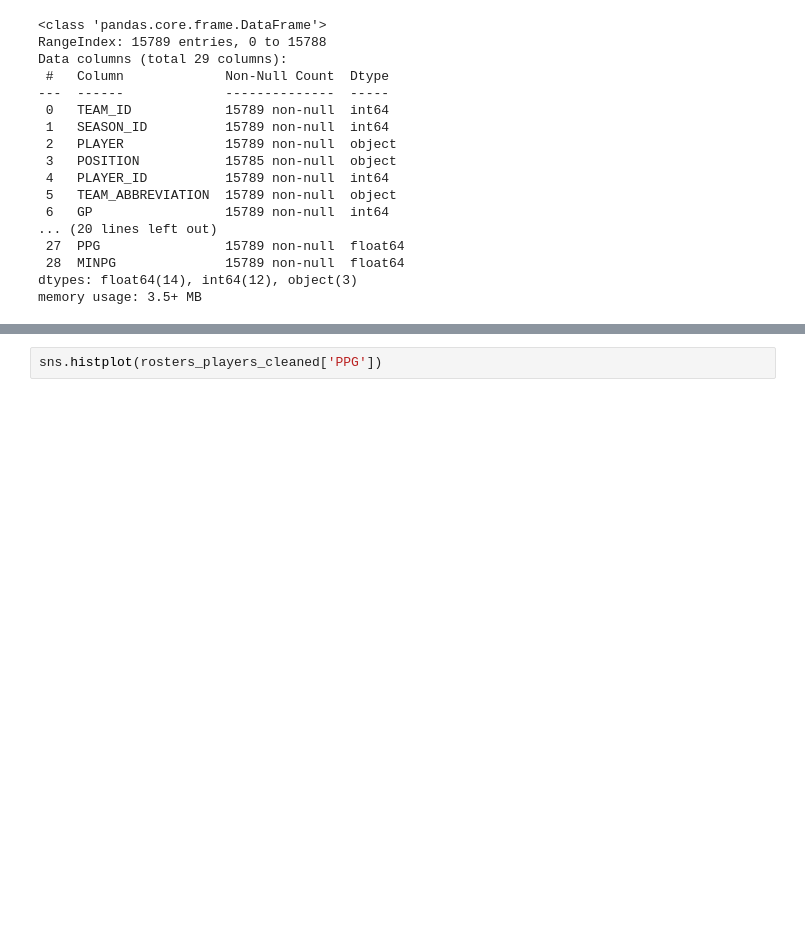
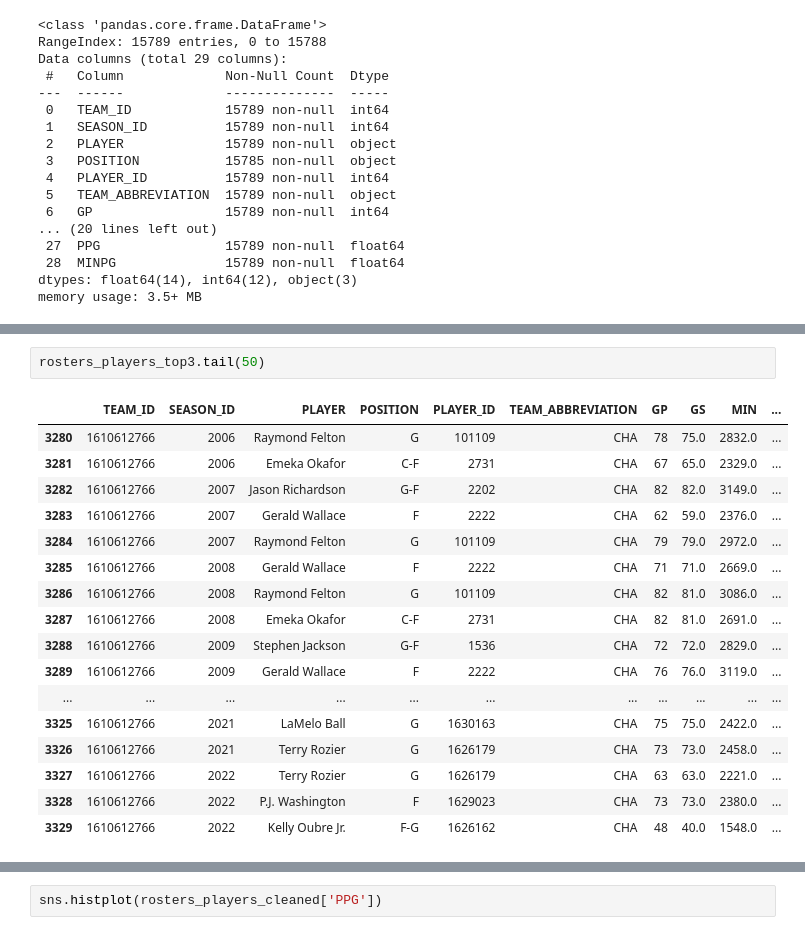
Before and after one commit to marcelcastrolima/nba_data_project, a Jupyter notebook: nba_csv.ipynb, the cells around one changed output, grey strips where cells are left out. Saved outputs shown, nothing was run; the diff lists cells and outputs as text; blank space fills up the shorter version.

```diff
--- a/nba_csv.ipynb
+++ b/nba_csv.ipynb
@@ -456,0 +439,20 @@ rosters_players_top3.sort_values(['TEAM_ID','SEASON_ID']).head(60)
+# %%
+rosters_players_top3.tail(50)
+# %% [output]
+|  | TEAM_ID | SEASON_ID | PLAYER | POSITION | PLAYER_ID | TEAM_ABBREVIATION | GP | GS | MIN | ... |
+| 3280 | 1610612766 | 2006 | Raymond Felton | G | 101109 | CHA | 78 | 75.0 | 2832.0 | ... |
+| 3281 | 1610612766 | 2006 | Emeka Okafor | C-F | 2731 | CHA | 67 | 65.0 | 2329.0 | ... |
+| 3282 | 1610612766 | 2007 | Jason Richardson | G-F | 2202 | CHA | 82 | 82.0 | 3149.0 | ... |
+| 3283 | 1610612766 | 2007 | Gerald Wallace | F | 2222 | CHA | 62 | 59.0 | 2376.0 | ... |
+| 3284 | 1610612766 | 2007 | Raymond Felton | G | 101109 | CHA | 79 | 79.0 | 2972.0 | ... |
+| 3285 | 1610612766 | 2008 | Gerald Wallace | F | 2222 | CHA | 71 | 71.0 | 2669.0 | ... |
+| 3286 | 1610612766 | 2008 | Raymond Felton | G | 101109 | CHA | 82 | 81.0 | 3086.0 | ... |
+| 3287 | 1610612766 | 2008 | Emeka Okafor | C-F | 2731 | CHA | 82 | 81.0 | 2691.0 | ... |
+| 3288 | 1610612766 | 2009 | Stephen Jackson | G-F | 1536 | CHA | 72 | 72.0 | 2829.0 | ... |
+| 3289 | 1610612766 | 2009 | Gerald Wallace | F | 2222 | CHA | 76 | 76.0 | 3119.0 | ... |
+| ... | ... | ... | ... | ... | ... | ... | ... | ... | ... | ... |
+| 3325 | 1610612766 | 2021 | LaMelo Ball | G | 1630163 | CHA | 75 | 75.0 | 2422.0 | ... |
+| 3326 | 1610612766 | 2021 | Terry Rozier | G | 1626179 | CHA | 73 | 73.0 | 2458.0 | ... |
+| 3327 | 1610612766 | 2022 | Terry Rozier | G | 1626179 | CHA | 63 | 63.0 | 2221.0 | ... |
+| 3328 | 1610612766 | 2022 | P.J. Washington | F | 1629023 | CHA | 73 | 73.0 | 2380.0 | ... |
+| 3329 | 1610612766 | 2022 | Kelly Oubre Jr. | F-G | 1626162 | CHA | 48 | 40.0 | 1548.0 | ... |
```
Also changed, not shown: parts of 13 cells of this notebook.
